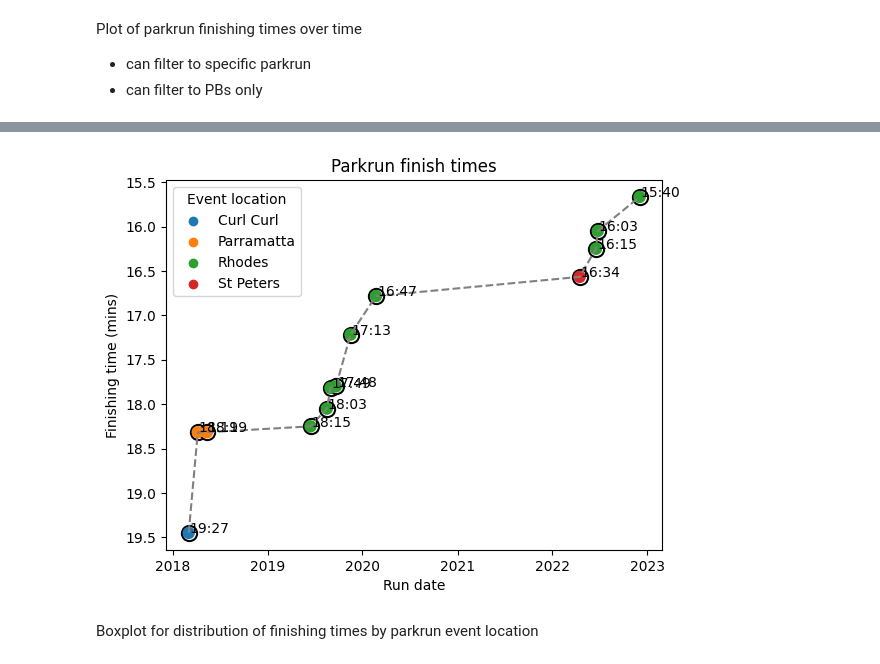
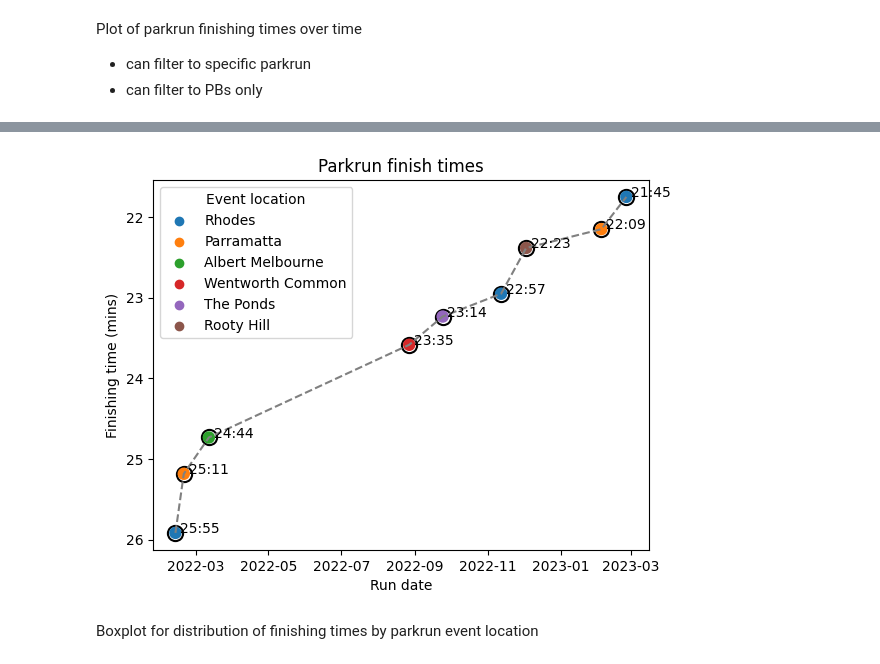
Before and after one commit to jansen88/parkrun-results, a Jupyter notebook: demo/demo.ipynb, the cells around one changed output, grey strips where cells are left out. Drawn from its saved outputs; the diff is of its cells as text; code cells hidden in the pictures.

```diff
--- a/demo/demo.ipynb
+++ b/demo/demo.ipynb
@@ -16,7 +16,7 @@ Timestamp('2023-02-10 19:55:11.283621')
 # %% [markdown]
 # Parkrunner
 # %%
-athlete_id = '4360023'
+athlete_id = '7417035' #'4360023'
 parkrunner = Parkrunner(athlete_id)
 # %%
 pprint(parkrunner.other_info)
@@ -61,5 +60,5 @@ parkrunner.plot_finishing_times(
 # %%
-parkrunner.plot_finishing_times(
+fig = parkrunner.plot_finishing_times(
     show_num_events = 25,
     show_PB_only = True
 )
@@ -68,4 +66,4 @@ parkrunner.plot_finishing_times(
-[figure, old version]
+[figure, new version]
 # %% [markdown]
 Boxplot for distribution of finishing times by parkrun event location
 # %%
```
Also changed, not shown: parts of 8 cells of this notebook, 2 other files.
